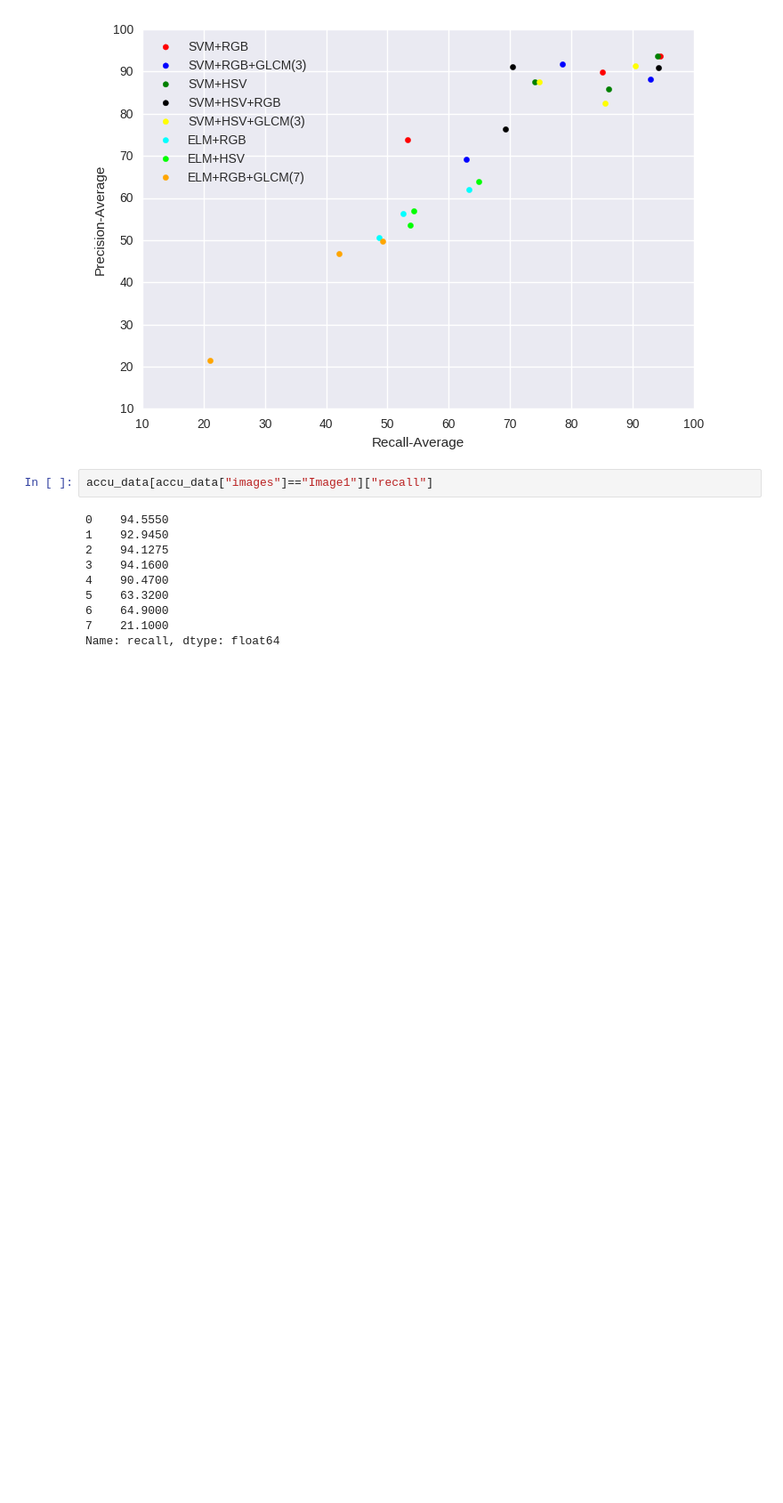
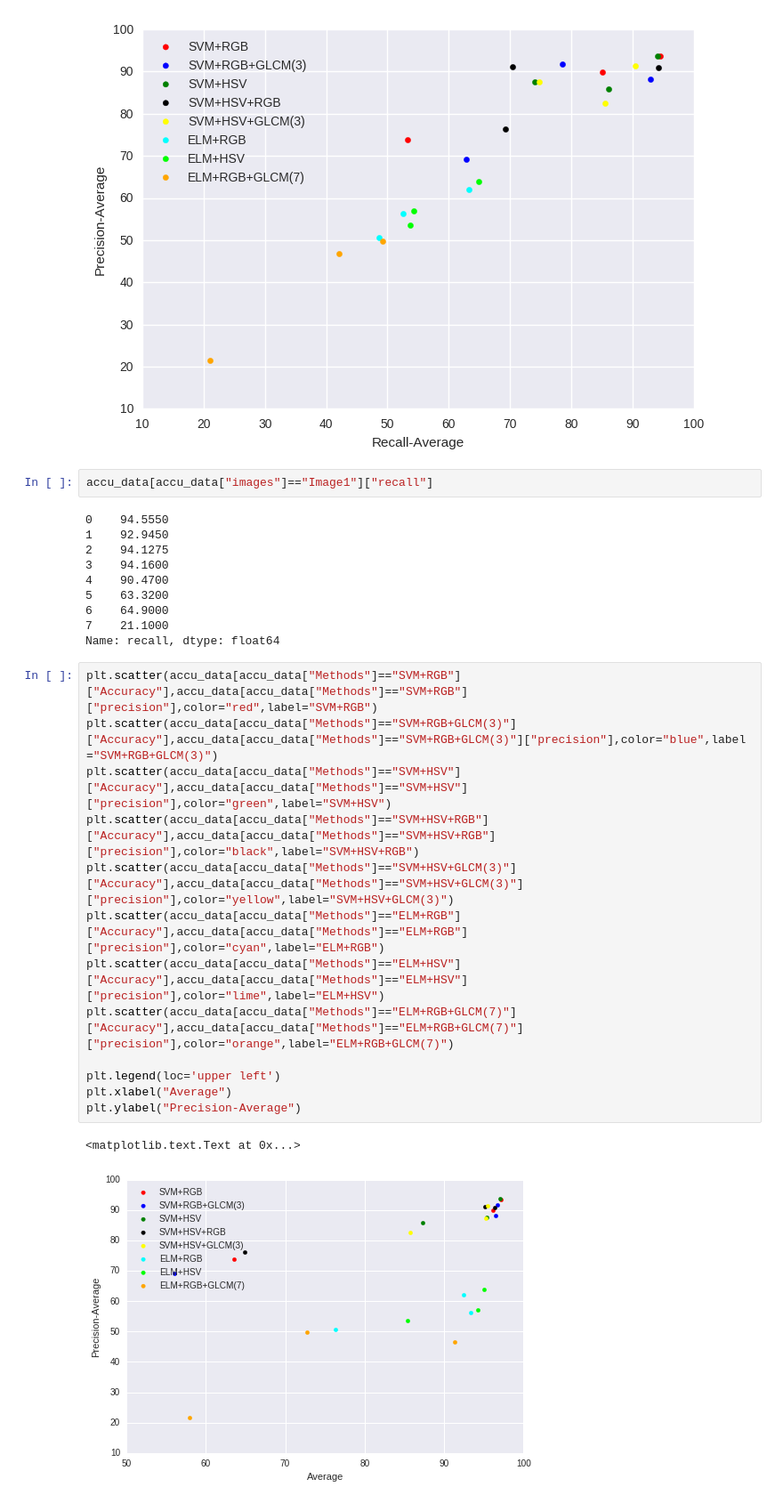
Before and after one commit to apurv101/IISc_visualizations, a Jupyter notebook: Plots.ipynb, the cells around one changed output. Shown at 89% size. Cells and saved outputs as stored; diff of their text form; blank space fills up the shorter version.

```diff
--- a/Plots.ipynb
+++ b/Plots.ipynb
@@ -86,3 +86,19 @@ accu_data[accu_data["images"]=="Image1"]["recall"]
 6    64.9000
 7    21.1000
 Name: recall, dtype: float64
+# %%
+plt.scatter(accu_data[accu_data["Methods"]=="SVM+RGB"]["Accuracy"],accu_data[accu_data["Methods"]=="SVM+RGB"]["precision"],color="red",label="SVM+RGB")
+plt.scatter(accu_data[accu_data["Methods"]=="SVM+RGB+GLCM(3)"]["Accuracy"],accu_data[accu_data["Methods"]=="SVM+RGB+GLCM(3)"]["precision"],color="blue",label ="SVM+RGB+GLCM(3)")
+plt.scatter(accu_data[accu_data["Methods"]=="SVM+HSV"]["Accuracy"],accu_data[accu_data["Methods"]=="SVM+HSV"]["precision"],color="green",label="SVM+HSV")
+plt.scatter(accu_data[accu_data["Methods"]=="SVM+HSV+RGB"]["Accuracy"],accu_data[accu_data["Methods"]=="SVM+HSV+RGB"]["precision"],color="black",label="SVM+HSV+RGB")
+plt.scatter(accu_data[accu_data["Methods"]=="SVM+HSV+GLCM(3)"]["Accuracy"],accu_data[accu_data["Methods"]=="SVM+HSV+GLCM(3)"]["precision"],color="yellow",label="SVM+HSV+GLCM(3)")
+plt.scatter(accu_data[accu_data["Methods"]=="ELM+RGB"]["Accuracy"],accu_data[accu_data["Methods"]=="ELM+RGB"]["precision"],color="cyan",label="ELM+RGB")
+plt.scatter(accu_data[accu_data["Methods"]=="ELM+HSV"]["Accuracy"],accu_data[accu_data["Methods"]=="ELM+HSV"]["precision"],color="lime",label="ELM+HSV")
+plt.scatter(accu_data[accu_data["Methods"]=="ELM+RGB+GLCM(7)"]["Accuracy"],accu_data[accu_data["Methods"]=="ELM+RGB+GLCM(7)"]["precision"],color="orange",label="ELM+RGB+GLCM(7)")
+
+plt.legend(loc='upper left')
+plt.xlabel("Average")
+plt.ylabel("Precision-Average")
+# %% [output]
+<matplotlib.text.Text at 0x...>
+[figure, added]
```
Also changed, not shown: parts of 1 cell of this notebook.
